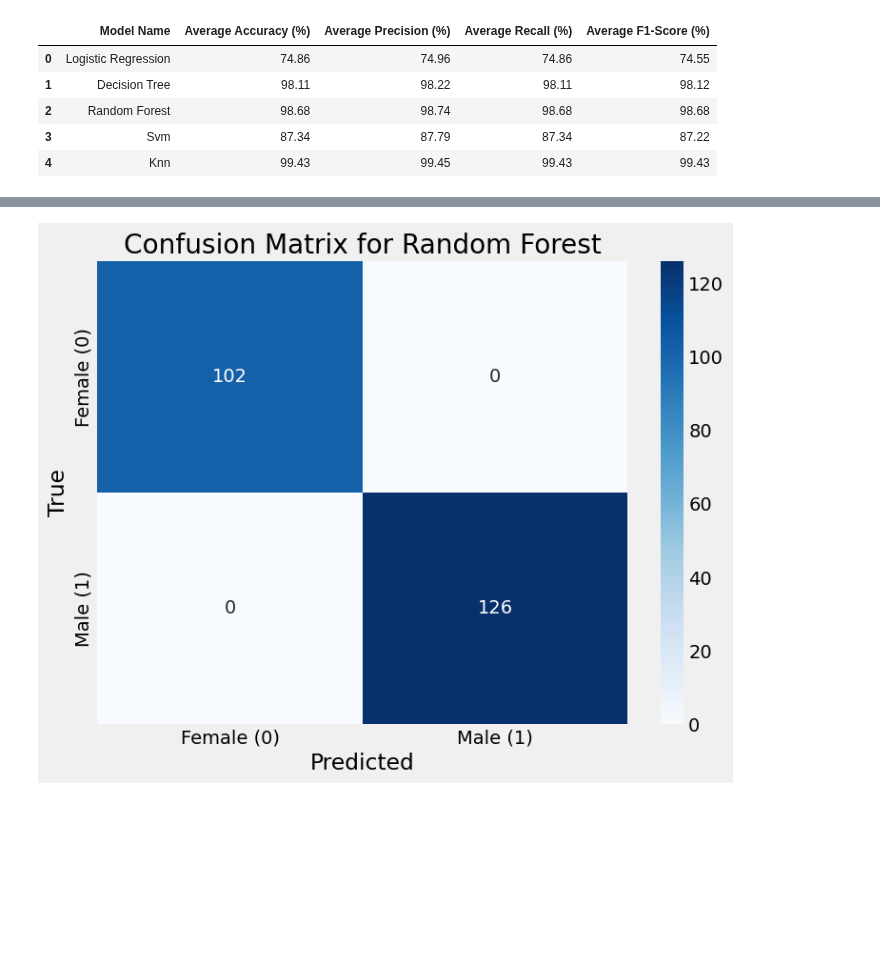
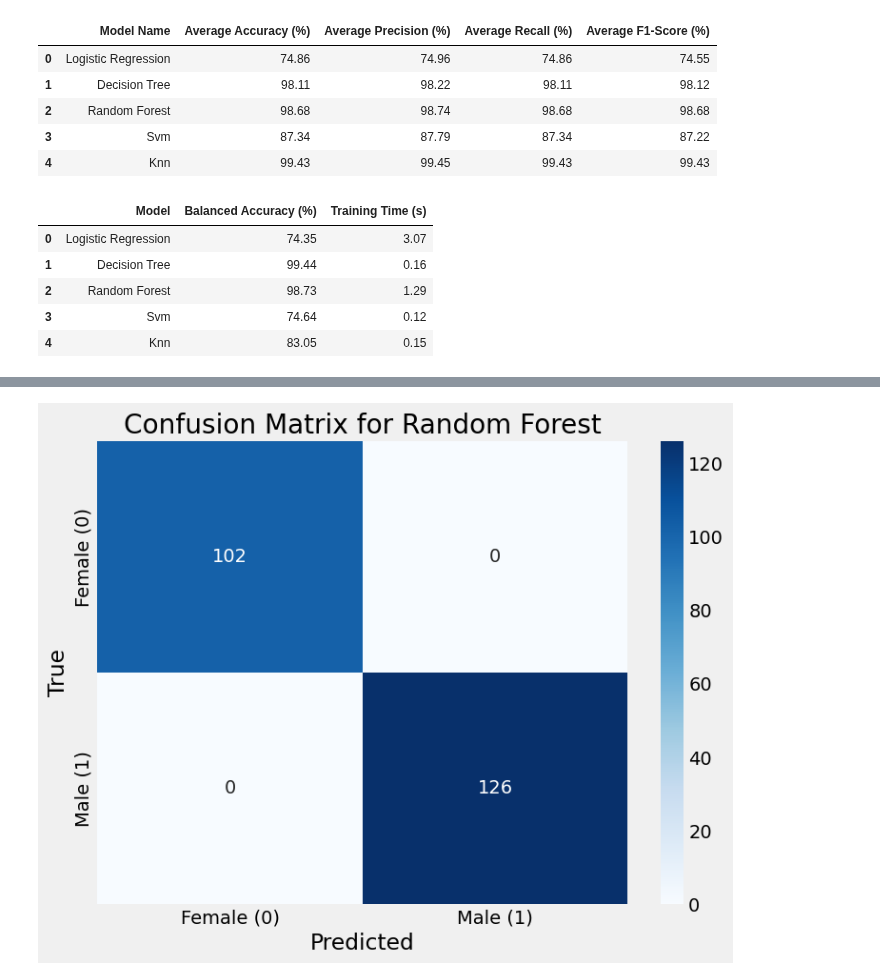
Before and after one commit to Geez-l/litoX, a Jupyter notebook: machine_learning.ipynb, the cells around one changed output, grey strips where cells are left out. Cells and saved outputs as stored; diff of their text form; code cells hidden in the pictures; blank space fills up the shorter version.

```diff
--- a/machine_learning.ipynb
+++ b/machine_learning.ipynb
@@ -580,3 +580,66 @@ cv_scores_df
 | 2 | Random Forest | 98.68 | 98.74 | 98.68 | 98.68 |
 | 3 | Svm | 87.34 | 87.79 | 87.34 | 87.22 |
 | 4 | Knn | 99.43 | 99.45 | 99.43 | 99.43 |
+# %%
+import time
+
+def evaluate_models(models, x_train, y_train):
+    results = []
+    cv = StratifiedKFold(n_splits=5, shuffle=True, random_state=42)
+
+    for model_name, model_params in models.items():
+      pipeline = model_params['model']
+
+      start_time = time.time()
+      cv_results = cross_validate(pipeline, x_train, y_train, cv=cv, scoring='balanced_accuracy', return_train_score=False, n_jobs=-1)
+      end_time = time.time()
+
+      avg_balanced_accuracy = cv_results['test_score'].mean() * 100
+      training_time = end_time - start_time
+      results.append({
+          'Model': model_name.replace('_', ' ').title(),
+          'Balanced Accuracy (%)': f"{avg_balanced_accuracy:.2f}",
+          'Training Time (s)': f"{training_time:.2f}"
+      })
+    return pd.DataFrame(results)
+
+
+# Existing models dictionary from previous code (replace with your actual models dictionary)
+models = {
+    'logistic_regression': {
+        'model': Pipeline([
+            ('scaler', StandardScaler()),
+            ('classifier', LogisticRegression(solver='lbfgs', max_iter=1000, random_state=42))
+        ])
+    },
+        'decision_tree': {
+        'model': DecisionTreeClassifier(splitter='best', random_state=42)
+    },
+    'random_forest': {
+        'model': RandomForestClassifier(criterion='gini', random_state=42)
+    },
+    'SVM': {
+        'model': Pipeline([
+            ('scaler', StandardScaler()),
+            ('classifier', SVC(gamma='auto', random_state=42))
+        ])
+    },
+    'KNN': {
+        'model': Pipeline([
+            ('scaler', StandardScaler()),
+            ('classifier', KNeighborsClassifier())
+        ])
+    }
+}
+
+
+# Evaluate models
+model_comparison_results = evaluate_models(models, x_train, y_train)
+model_comparison_results
+# %% [output]
+|  | Model | Balanced Accuracy (%) | Training Time (s) |
+| 0 | Logistic Regression | 74.35 | 3.07 |
+| 1 | Decision Tree | 99.44 | 0.16 |
+| 2 | Random Forest | 98.73 | 1.29 |
+| 3 | Svm | 74.64 | 0.12 |
+| 4 | Knn | 83.05 | 0.15 |
```
Also changed, not shown: parts of 15 cells of this notebook.
